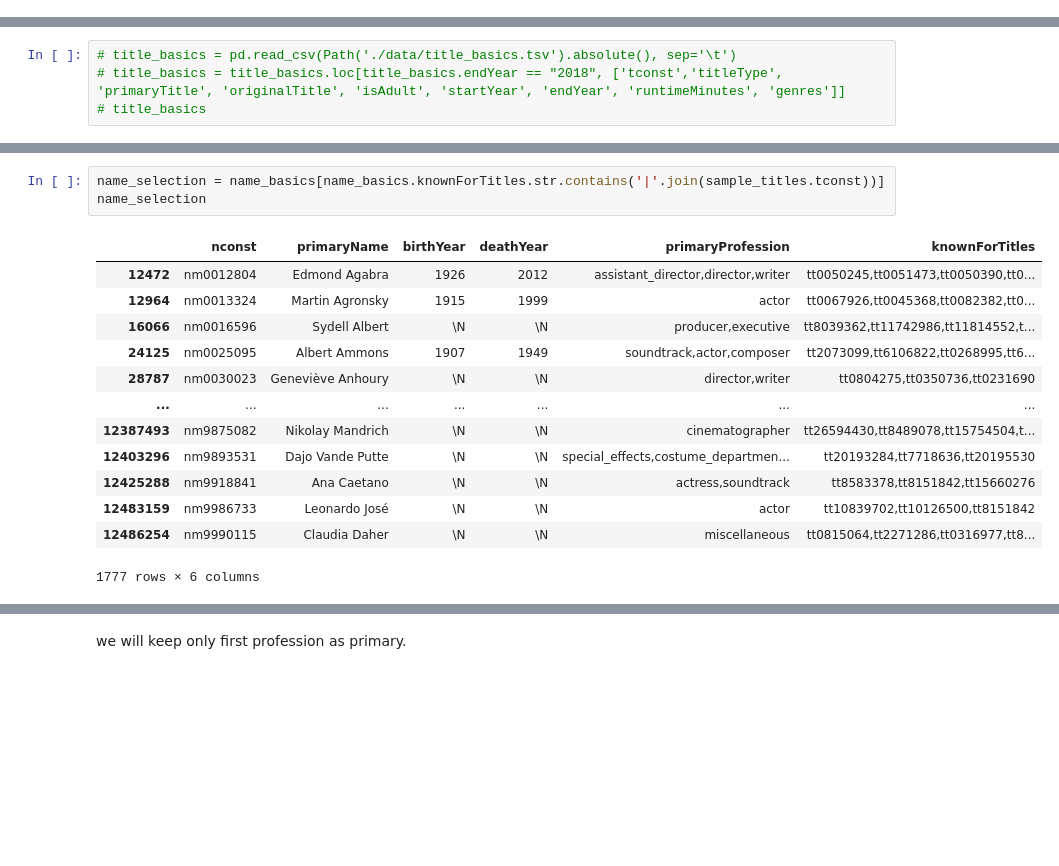
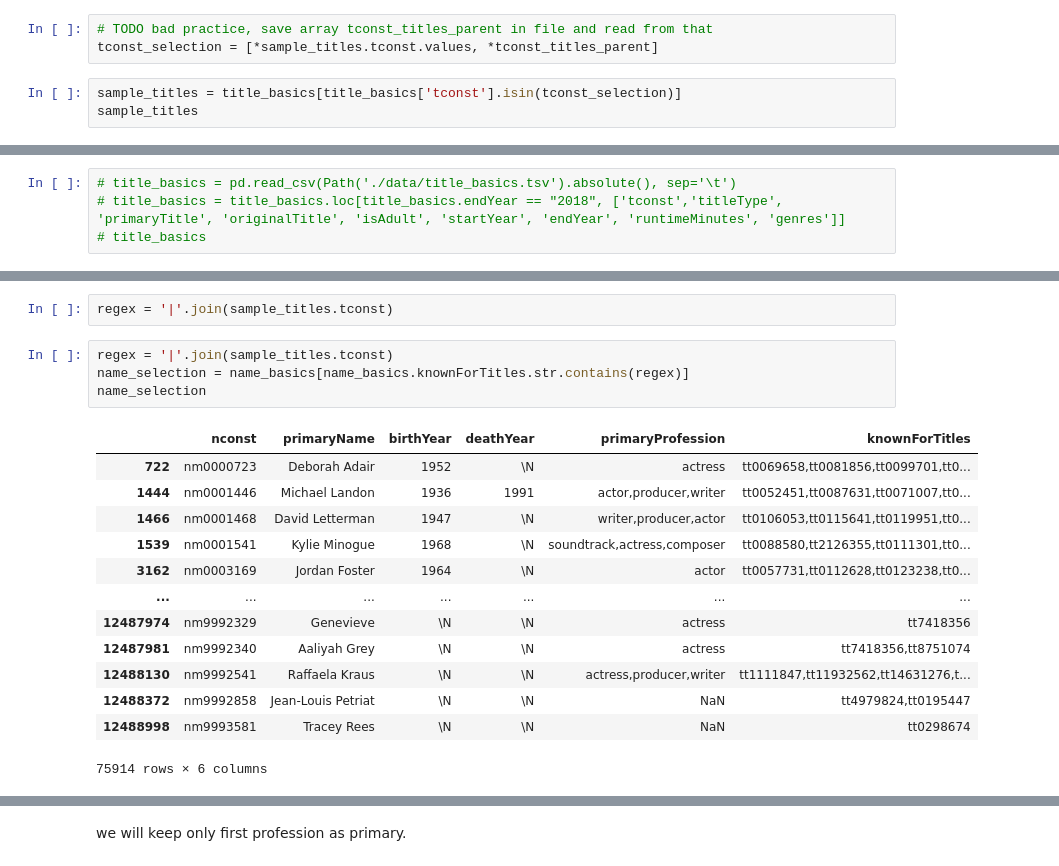
Before and after one commit to Juanlandolfi/SQL_PROJECT_CODERHOUSE, a Jupyter notebook: imbd_cleaning_for_sql.ipynb, the cells around one changed output, grey strips where cells are left out. Drawn from its saved outputs; the diff is of its cells as text; blank space fills up the shorter version.

```diff
--- a/imbd_cleaning_for_sql.ipynb
+++ b/imbd_cleaning_for_sql.ipynb
@@ -648,0 +649,6 @@ sample_titles
+# %%
+# TODO bad practice, save array tconst_titles_parent in file and read from that
+tconst_selection = [*sample_titles.tconst.values, *tconst_titles_parent]
+# %%
+sample_titles = title_basics[title_basics['tconst'].isin(tconst_selection)]
+sample_titles
@@ -780,20 +802,23 @@ sample_titles
+# %%
+regex = '|'.join(sample_titles.tconst)
 # %%
-name_selection = name_basics[name_basics.knownForTitles.str.contains('|'.join(sample_titles.tconst))]
+regex = '|'.join(sample_titles.tconst)
+name_selection = name_basics[name_basics.knownForTitles.str.contains(regex)]
 name_selection
 # %% [output]
 |  | nconst | primaryName | birthYear | deathYear | primaryProfession | knownForTitles |
-| 12472 | nm0012804 | Edmond Agabra | 1926 | 2012 | assistant_director,director,writer | tt0050245,tt0051473,tt0050390,tt0... |
-| 12964 | nm0013324 | Martin Agronsky | 1915 | 1999 | actor | tt0067926,tt0045368,tt0082382,tt0... |
-| 16066 | nm0016596 | Sydell Albert | \N | \N | producer,executive | tt8039362,tt11742986,tt11814552,t... |
-| 24125 | nm0025095 | Albert Ammons | 1907 | 1949 | soundtrack,actor,composer | tt2073099,tt6106822,tt0268995,tt6... |
-| 28787 | nm0030023 | Geneviève Anhoury | \N | \N | director,writer | tt0804275,tt0350736,tt0231690 |
+| 722 | nm0000723 | Deborah Adair | 1952 | \N | actress | tt0069658,tt0081856,tt0099701,tt0... |
+| 1444 | nm0001446 | Michael Landon | 1936 | 1991 | actor,producer,writer | tt0052451,tt0087631,tt0071007,tt0... |
+| 1466 | nm0001468 | David Letterman | 1947 | \N | writer,producer,actor | tt0106053,tt0115641,tt0119951,tt0... |
+| 1539 | nm0001541 | Kylie Minogue | 1968 | \N | soundtrack,actress,composer | tt0088580,tt2126355,tt0111301,tt0... |
+| 3162 | nm0003169 | Jordan Foster | 1964 | \N | actor | tt0057731,tt0112628,tt0123238,tt0... |
 | ... | ... | ... | ... | ... | ... | ... |
-| 12387493 | nm9875082 | Nikolay Mandrich | \N | \N | cinematographer | tt26594430,tt8489078,tt15754504,t... |
-| 12403296 | nm9893531 | Dajo Vande Putte | \N | \N | special_effects,costume_departmen... | tt20193284,tt7718636,tt20195530 |
-| 12425288 | nm9918841 | Ana Caetano | \N | \N | actress,soundtrack | tt8583378,tt8151842,tt15660276 |
-| 12483159 | nm9986733 | Leonardo José | \N | \N | actor | tt10839702,tt10126500,tt8151842 |
-| 12486254 | nm9990115 | Claudia Daher | \N | \N | miscellaneous | tt0815064,tt2271286,tt0316977,tt8... |
+| 12487974 | nm9992329 | Genevieve | \N | \N | actress | tt7418356 |
+| 12487981 | nm9992340 | Aaliyah Grey | \N | \N | actress | tt7418356,tt8751074 |
+| 12488130 | nm9992541 | Raffaela Kraus | \N | \N | actress,producer,writer | tt1111847,tt11932562,tt14631276,t... |
+| 12488372 | nm9992858 | Jean-Louis Petriat | \N | \N | NaN | tt4979824,tt0195447 |
+| 12488998 | nm9993581 | Tracey Rees | \N | \N | NaN | tt0298674 |
-1777 rows × 6 columns
+75914 rows × 6 columns
 # %%
 name_selection = name_selection[name_selection.primaryProfession.notna()]
 name_selection
```
Also changed, not shown: parts of 46 cells of this notebook, 9 other files.
